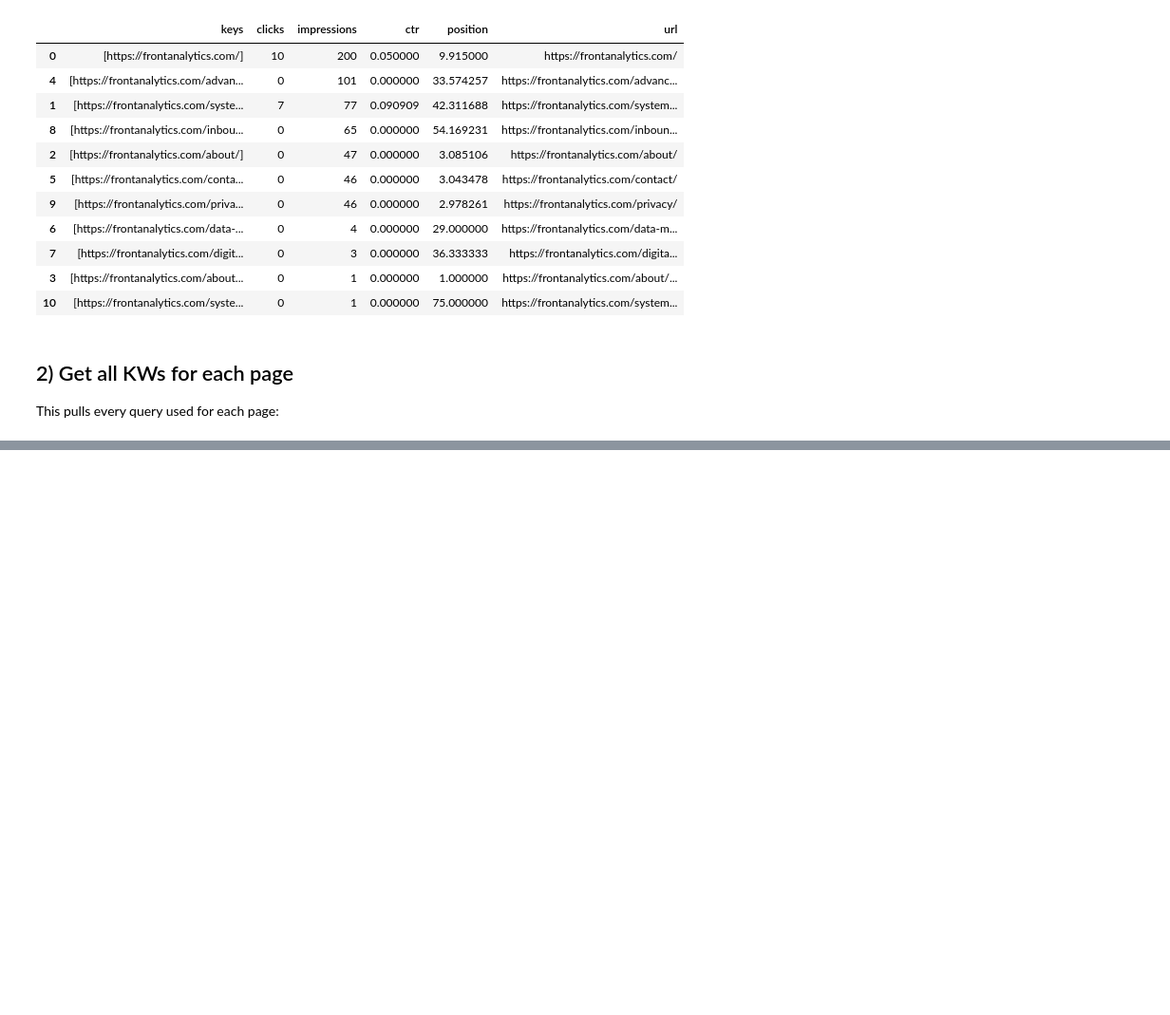
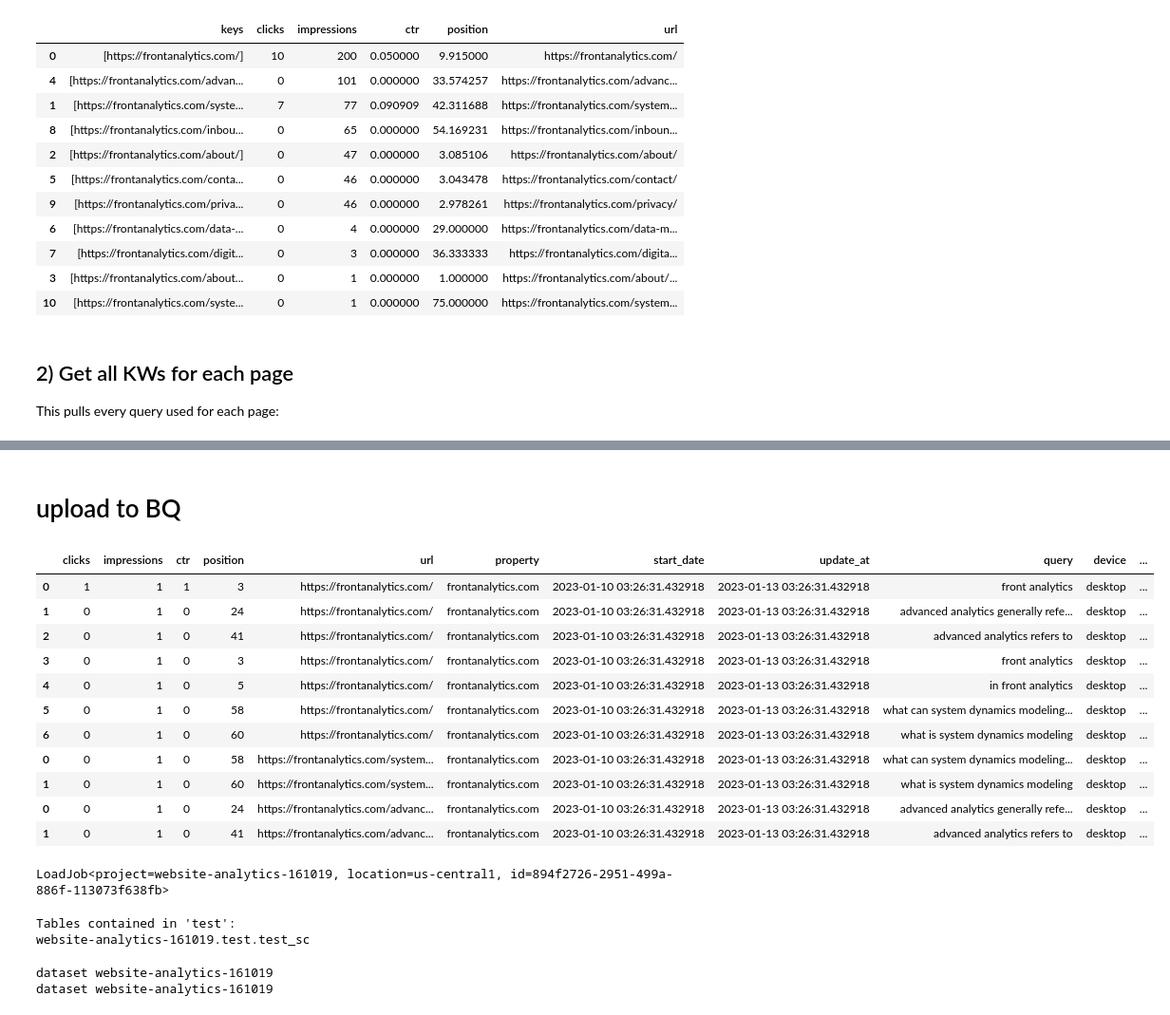
Before and after one commit to FrontAnalyticsInc/data-winners, a Jupyter notebook: datasource-api-google-search-console/part1-authenticate_and_query.ipynb, the cells around one changed output, grey strips where cells are left out. Shown at 95% size. Drawn from its saved outputs; the diff is of its cells as text; code cells hidden in the pictures; blank space fills up the shorter version.

```diff
--- a/datasource-api-google-search-console/part1-authenticate_and_query.ipynb
+++ b/datasource-api-google-search-console/part1-authenticate_and_query.ipynb
@@ -282,0 +384,2 @@ df_all_queries
+# %% [markdown]
+# upload to BQ
@@ -282,0 +389,74 @@ df_all_queries
+# %%
+df_all_queries
+# %% [output]
+|  | clicks | impressions | ctr | position | url | property | start_date | update_at | query | device | ... |
+| 0 | 1 | 1 | 1 | 3 | https://frontanalytics.com/ | frontanalytics.com | 2023-01-10 03:26:31.432918 | 2023-01-13 03:26:31.432918 | front analytics | desktop | ... |
+| 1 | 0 | 1 | 0 | 24 | https://frontanalytics.com/ | frontanalytics.com | 2023-01-10 03:26:31.432918 | 2023-01-13 03:26:31.432918 | advanced analytics generally refe... | desktop | ... |
+| 2 | 0 | 1 | 0 | 41 | https://frontanalytics.com/ | frontanalytics.com | 2023-01-10 03:26:31.432918 | 2023-01-13 03:26:31.432918 | advanced analytics refers to | desktop | ... |
+| 3 | 0 | 1 | 0 | 3 | https://frontanalytics.com/ | frontanalytics.com | 2023-01-10 03:26:31.432918 | 2023-01-13 03:26:31.432918 | front analytics | desktop | ... |
+| 4 | 0 | 1 | 0 | 5 | https://frontanalytics.com/ | frontanalytics.com | 2023-01-10 03:26:31.432918 | 2023-01-13 03:26:31.432918 | in front analytics | desktop | ... |
+| 5 | 0 | 1 | 0 | 58 | https://frontanalytics.com/ | frontanalytics.com | 2023-01-10 03:26:31.432918 | 2023-01-13 03:26:31.432918 | what can system dynamics modeling... | desktop | ... |
+| 6 | 0 | 1 | 0 | 60 | https://frontanalytics.com/ | frontanalytics.com | 2023-01-10 03:26:31.432918 | 2023-01-13 03:26:31.432918 | what is system dynamics modeling | desktop | ... |
+| 0 | 0 | 1 | 0 | 58 | https://frontanalytics.com/system... | frontanalytics.com | 2023-01-10 03:26:31.432918 | 2023-01-13 03:26:31.432918 | what can system dynamics modeling... | desktop | ... |
+| 1 | 0 | 1 | 0 | 60 | https://frontanalytics.com/system... | frontanalytics.com | 2023-01-10 03:26:31.432918 | 2023-01-13 03:26:31.432918 | what is system dynamics modeling | desktop | ... |
+| 0 | 0 | 1 | 0 | 24 | https://frontanalytics.com/advanc... | frontanalytics.com | 2023-01-10 03:26:31.432918 | 2023-01-13 03:26:31.432918 | advanced analytics generally refe... | desktop | ... |
+| 1 | 0 | 1 | 0 | 41 | https://frontanalytics.com/advanc... | frontanalytics.com | 2023-01-10 03:26:31.432918 | 2023-01-13 03:26:31.432918 | advanced analytics refers to | desktop | ... |
+# %%
+BQ_PROJECT_NAME = 'website-analytics-161019'
+BQ_DATASET_NAME = 'test'
+BQ_TABLE_NAME = 'test_sc'
+
+
+# establish a BigQuery client
+client = bigquery.Client.from_service_account_json(SERVICE_ACCOUNT_FILE)
+dataset_id = BQ_DATASET_NAME
+table_name = BQ_TABLE_NAME
+
+# create a job config
+# Set the destination table
+
+table_id = '{}.{}.{}'.format(BQ_PROJECT_NAME, BQ_DATASET_NAME, BQ_TABLE_NAME)
+
+
+
+job_config = bigquery.LoadJobConfig(
+    # Specify a (partial) schema. All columns are always written to the
+    # table. The schema is used to assist in data type definitions.
+    schema=[
+        # Specify the type of columns whose type cannot be auto-detected. For
+        # example the "title" column uses pandas dtype "object", so its
+        # data type is ambiguous.
+        #bigquery.SchemaField("title", bigquery.enums.SqlTypeNames.STRING),
+        # Indexes are written if included in the schema by name.
+        #bigquery.SchemaField("wikidata_id", bigquery.enums.SqlTypeNames.STRING),
+    ],
+    # Optionally, set the write disposition. BigQuery appends loaded rows
+    # to an existing table by default, but with WRITE_TRUNCATE write
+    # disposition it replaces the table with the loaded data.
+    write_disposition="WRITE_APPEND",
+)
+
+job = client.load_table_from_dataframe(
+    df_all_queries, table_id, job_config=job_config
+)  # Make an API request.
+job.result()  # Wait for the job to complete.
+# %% [output]
+LoadJob<project=website-analytics-161019, location=us-central1, id=894f2726-2951-499a-886f-113073f638fb>
+# %%
+
+tables = client.list_tables(dataset_id)  # Make an API request.
+
+print("Tables contained in '{}':".format(dataset_id))
+for table in tables:
+    print("{}.{}.{}".format(table.project, table.dataset_id, table.table_id))
+# %% [output]
+Tables contained in 'test':
+website-analytics-161019.test.test_sc
+# %%
+datasets = client.list_datasets()
+
+for dataset in datasets:
+  print("dataset", dataset.project)
+# %% [output]
+dataset website-analytics-161019
+dataset website-analytics-161019
```
Also changed, not shown: parts of 19 cells of this notebook.
